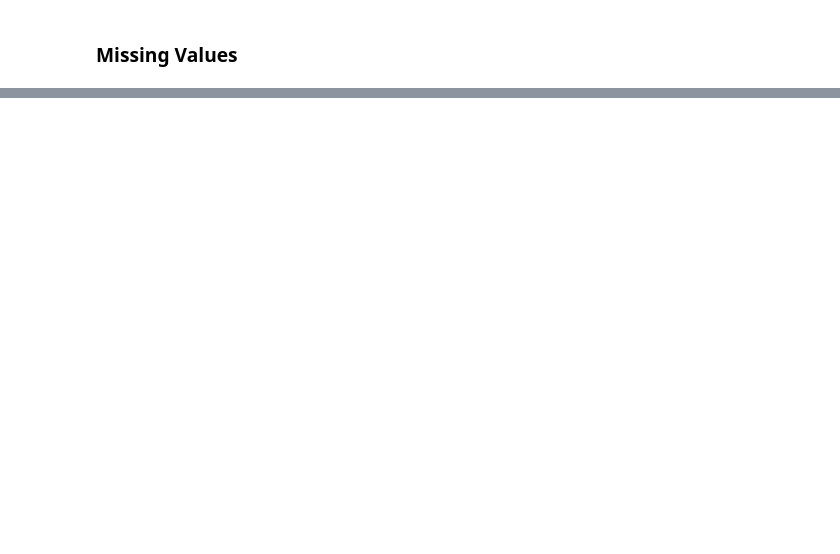
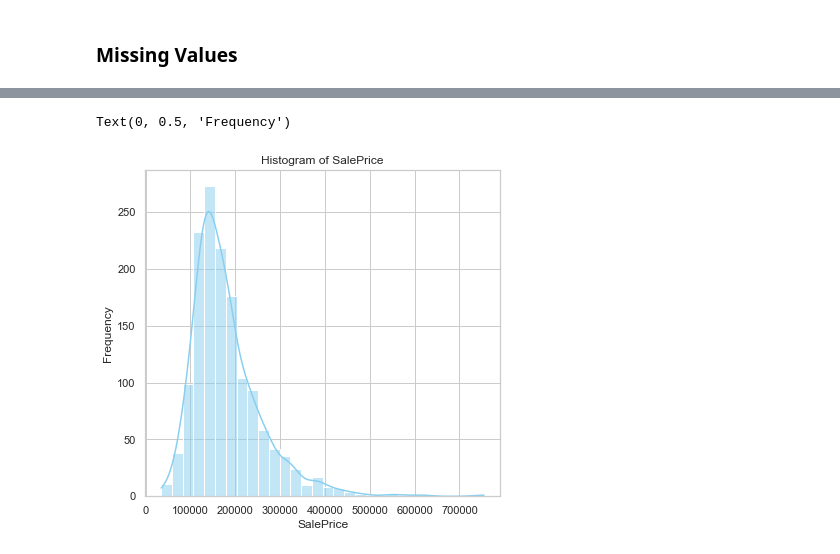
Before and after one commit to nayaksimran5/ML-House-Price, a Jupyter notebook: ML House Price Project.ipynb, the cells around one changed output, grey strips where cells are left out. Saved outputs shown, nothing was run; the diff lists cells and outputs as text; code cells hidden in the pictures; blank space fills up the shorter version.

```diff
--- a/ML House Price Project.ipynb
+++ b/ML House Price Project.ipynb
@@ -128,0 +530,13 @@ Length: 80, dtype: int64
+# %%
+sns.set(style="whitegrid")
+plt.figure(figsize=(14, 6))
+
+# Histogram Of SalesPrice
+plt.subplot(1, 2, 1)
+sns.histplot(train_df["SalePrice"], bins=30, color="#89CFF0", kde=True)
+plt.title("Histogram of SalePrice")
+plt.xlabel("SalePrice")
+plt.ylabel("Frequency")
+# %% [output]
+Text(0, 0.5, 'Frequency')
+[figure, added]
```
Also changed, not shown: parts of 40 cells of this notebook.
